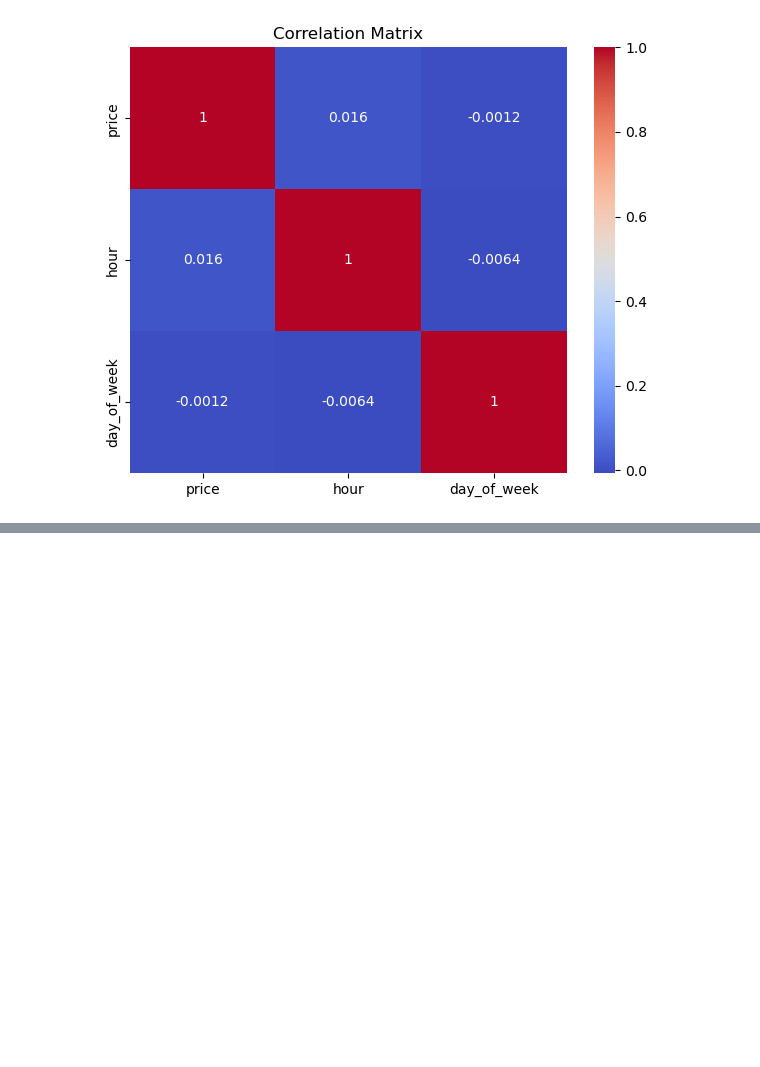
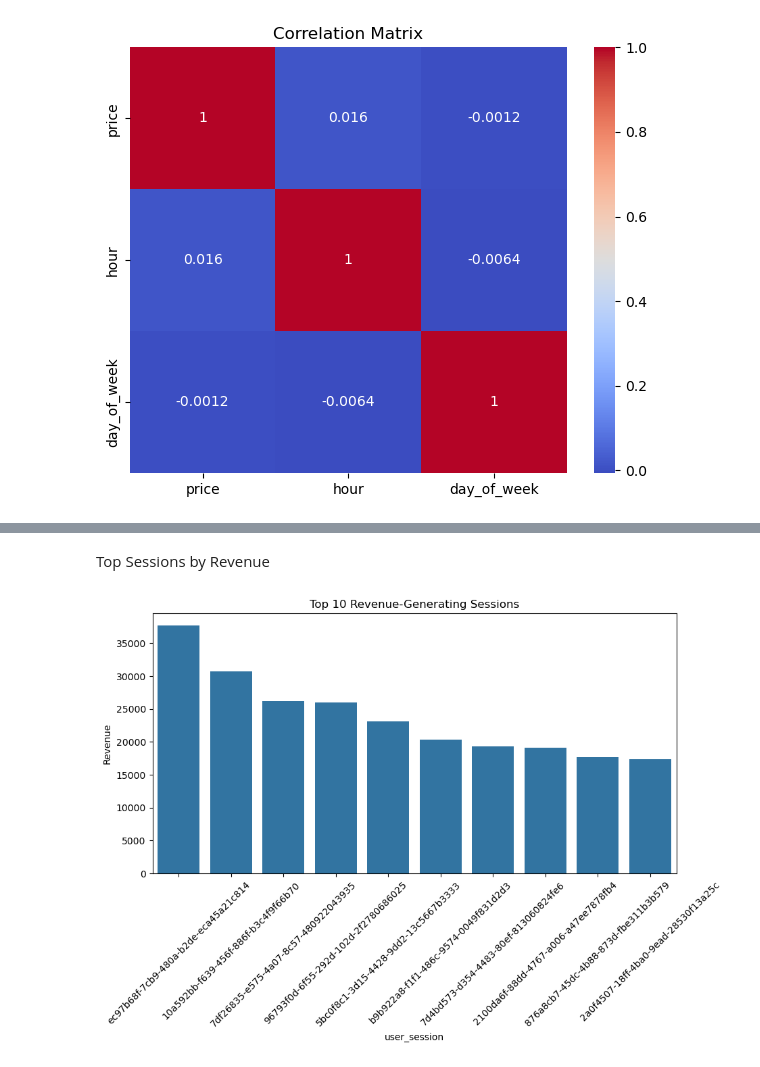
Before and after one commit to nandhakv12/End-to-End-Big-Data-Pipeline-using-Hadoop-and-Spark-for-eCommerce-User-Behavior-Analysis, a Jupyter notebook: EAD.ipynb, the cells around one changed output, grey strips where cells are left out. Saved outputs shown, nothing was run; the diff lists cells and outputs as text; code cells hidden in the pictures; blank space fills up the shorter version.

```diff
--- a/EAD.ipynb
+++ b/EAD.ipynb
@@ -249,0 +349,14 @@ plt.show()
+# %% [markdown]
+Top Sessions by Revenue
+# %%
+session_revenue = df[df['event_type'] == 'purchase'].groupby('user_session')['price'].sum().sort_values(ascending=False)
+top_sessions = session_revenue.head(10)
+
+plt.figure(figsize=(10, 5))
+sns.barplot(x=top_sessions.index, y=top_sessions.values)
+plt.title("Top 10 Revenue-Generating Sessions")
+plt.xticks(rotation=45)
+plt.ylabel("Revenue")
+plt.show()
+# %% [output]
+[figure, added]
```
Also changed, not shown: parts of 16 cells of this notebook, 1 other file.
